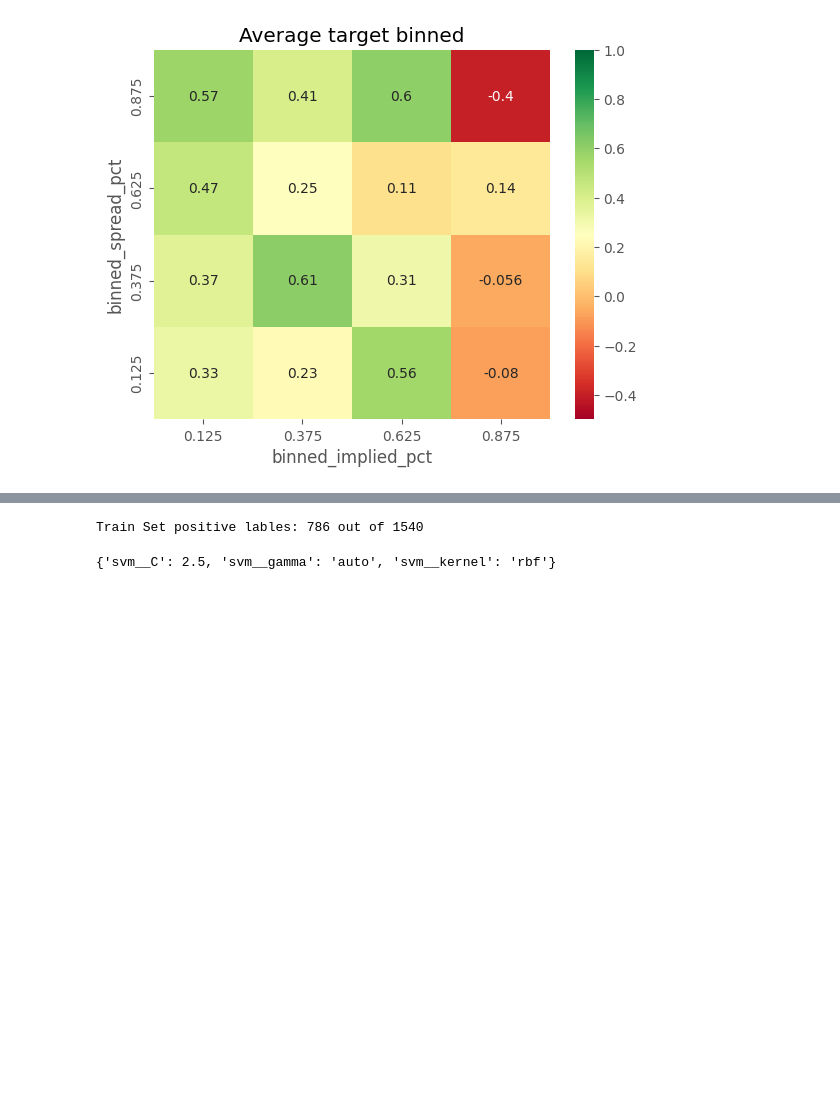
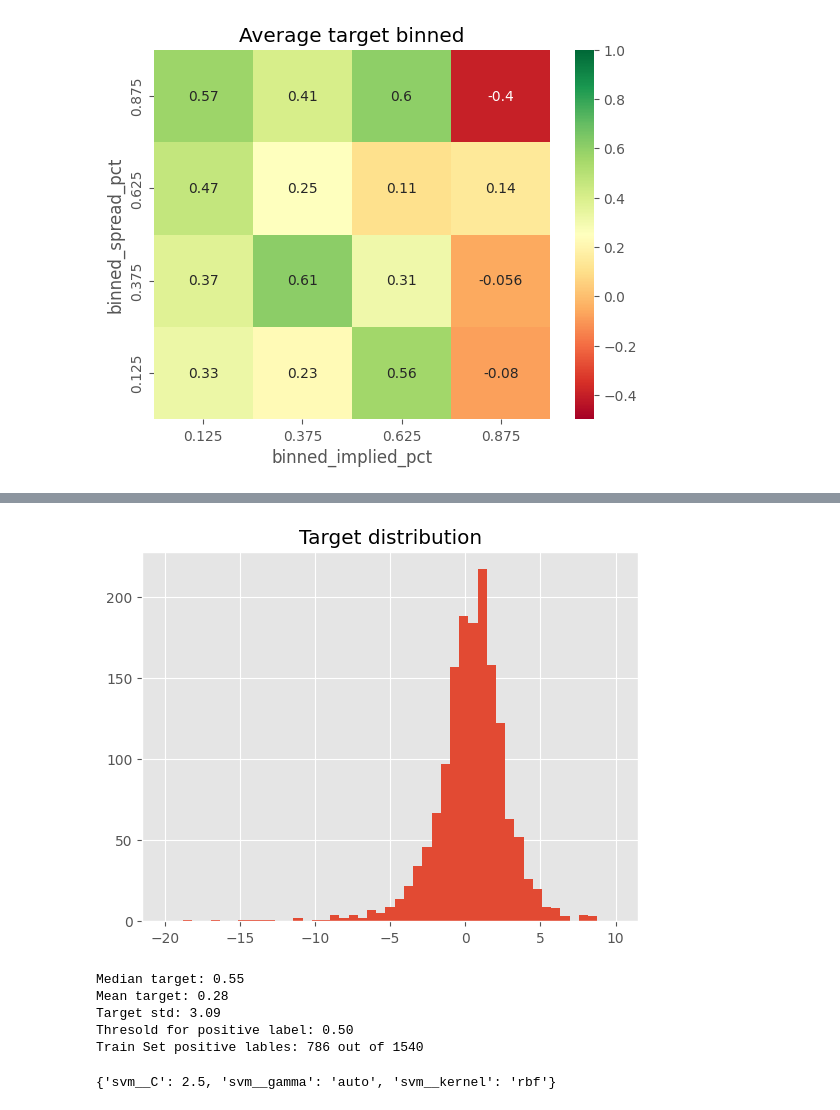
Before and after one commit to akaufman22/FinanceNoteboks, a Jupyter notebook: FXVolatilityRiskPremium/FXVRP.ipynb, the cells around one changed output, grey strips where cells are left out. Saved outputs shown, nothing was run; the diff lists cells and outputs as text; code cells hidden in the pictures; blank space fills up the shorter version.

```diff
--- a/FXVolatilityRiskPremium/FXVRP.ipynb
+++ b/FXVolatilityRiskPremium/FXVRP.ipynb
@@ -193,9 +265,21 @@ plt.show()
 # %%
+plt.hist(y_train_flat, bins=np.linspace(-20, 10, 50))
+plt.title('Target distribution')
+plt.show()
+print('Median target: %.2f' % y_train_flat.median())
+print('Mean target: %.2f' % y_train_flat.mean())
+print('Target std: %.2f' % y_train_flat.std())
 threshold = 0.5
 labels_train = (y_train_flat > threshold).astype(int)
+print('Threshold for positive label: %.2f' % threshold)
 print("Train Set positive lables: %d out of %d" % (labels_train.sum(), len(labels_train)))
 labels_test = (y_test_flat > threshold).astype(int)
 # %% [output]
+[figure, added]
+Median target: 0.55
+Mean target: 0.28
+Target std: 3.09
+Thresold for positive label: 0.50
 Train Set positive lables: 786 out of 1540
 # %%
 fb_score = make_scorer(fbeta_score, beta=(1/4))
```
Also changed, not shown: parts of 9 cells of this notebook, 1 other file.
